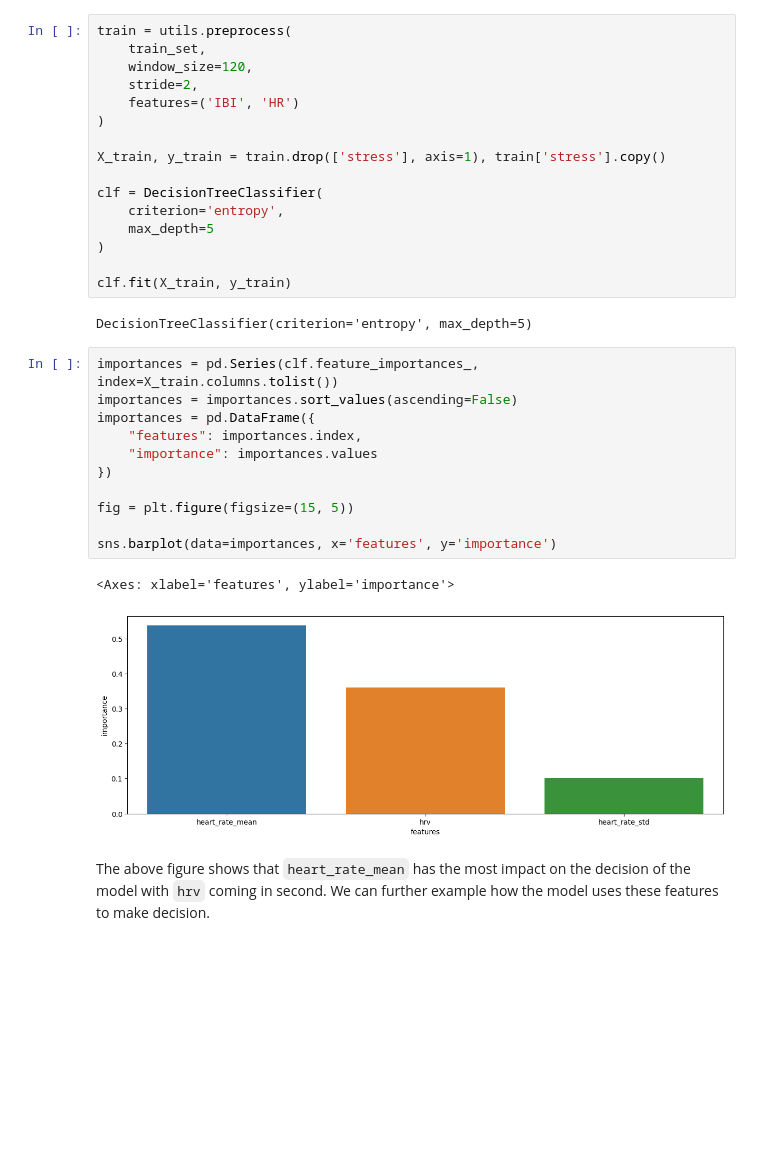
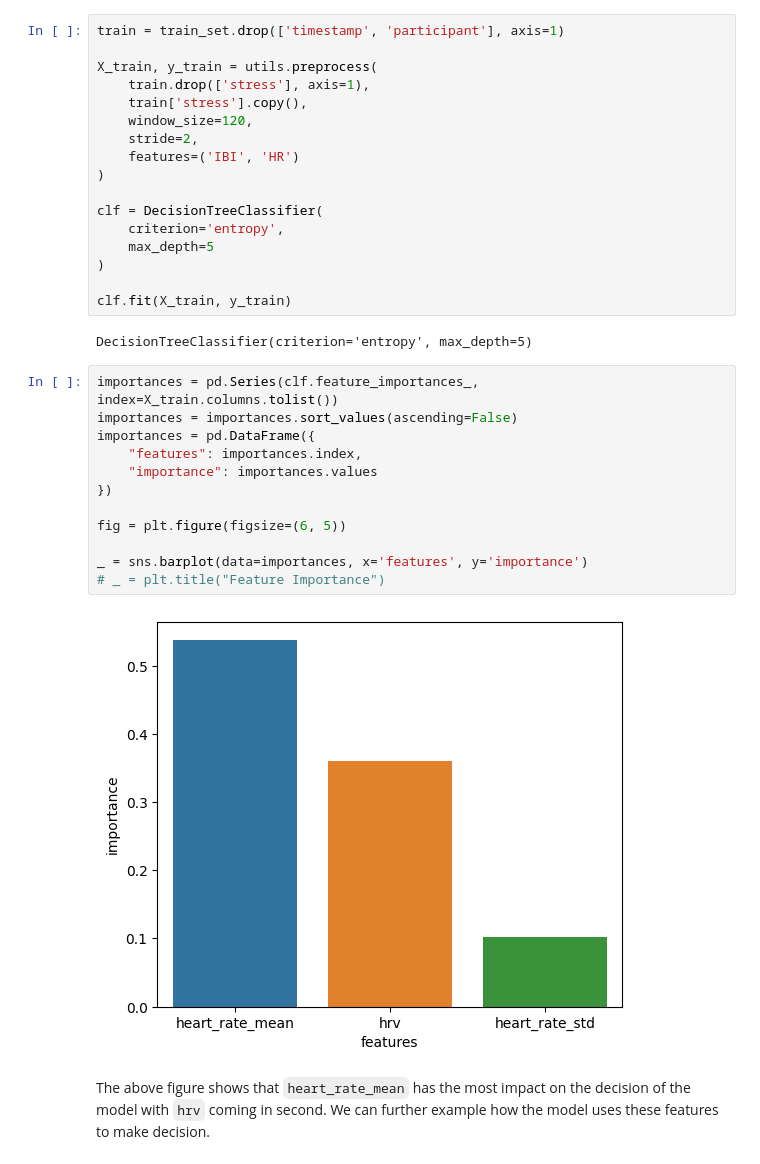
Before and after one commit to Socret360/ce888-data-science-and-decision-making, a Jupyter notebook: project/experiment.ipynb, the cells around one changed output. Cells and saved outputs as stored; diff of their text form; blank space fills up the shorter version.

Commit message:
updated preprocessing function and finalised analysis

```diff
--- a/project/experiment.ipynb
+++ b/project/experiment.ipynb
@@ -760,14 +788,15 @@ These results suggest that features from `IBI + HR` are the most useful for pred
 # %% [markdown]
 Let's further examine the feature importance of the best performing model.
 # %%
-train = utils.preprocess(
-    train_set,
+train = train_set.drop(['timestamp', 'participant'], axis=1)
+
+X_train, y_train = utils.preprocess(
+    train.drop(['stress'], axis=1),
+    train['stress'].copy(),
     window_size=120,
     stride=2,
     features=('IBI', 'HR')
 )
-
-X_train, y_train = train.drop(['stress'], axis=1), train['stress'].copy()
 
 clf = DecisionTreeClassifier(
     criterion='entropy',
@@ -780,17 +809,17 @@ DecisionTreeClassifier(criterion='entropy', max_depth=5)
 # %%
 importances = pd.Series(clf.feature_importances_, index=X_train.columns.tolist())
 importances = importances.sort_values(ascending=False)
 importances = pd.DataFrame({
     "features": importances.index,
     "importance": importances.values
 })
 
-fig = plt.figure(figsize=(15, 5))
+fig = plt.figure(figsize=(6, 5))
 
-sns.barplot(data=importances, x='features', y='importance')
+_ = sns.barplot(data=importances, x='features', y='importance')
+# _ = plt.title("Feature Importance")
 # %% [output]
-<Axes: xlabel='features', ylabel='importance'>
-[figure, old version]
+[figure, new version]
 # %% [markdown]
 The above figure shows that `heart_rate_mean` has the most impact on the decision of the model with `hrv` coming in second. We can further example how the model uses these features to make decision.
 # %%
```
Also changed, not shown: parts of 6 cells of this notebook, 1 other file.
